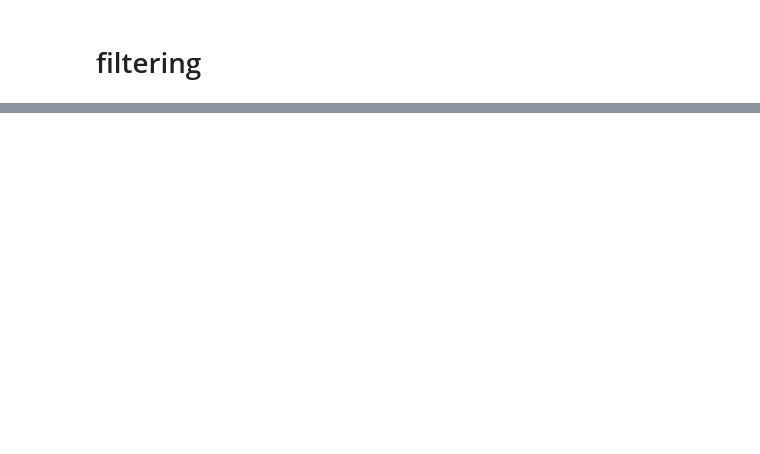
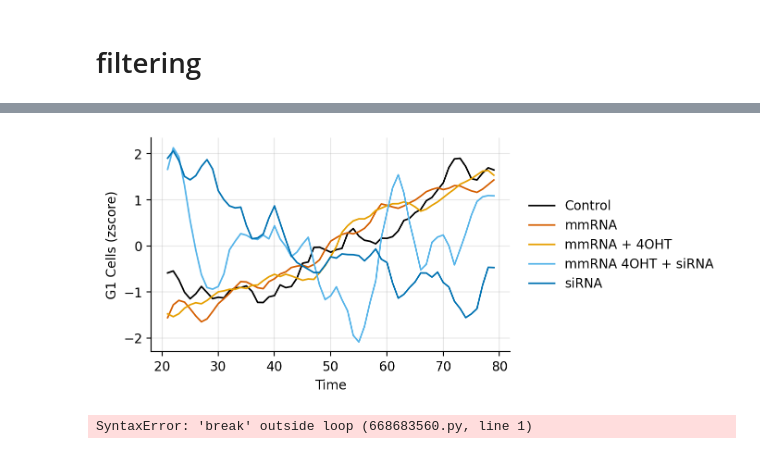
Before and after one commit to CooperStansbury/apollo, a Jupyter notebook: notebooks/counts_from_sarah.ipynb, the cells around one changed output, grey strips where cells are left out. Drawn from its saved outputs; the diff is of its cells as text; code cells hidden in the pictures; blank space fills up the shorter version.

```diff
--- a/notebooks/counts_from_sarah.ipynb
+++ b/notebooks/counts_from_sarah.ipynb
@@ -87,2 +181,49 @@ for condition, group in pdf.groupby('Condition'):
+# %%
+
+def smooth_signal(df, window_length=10):
+    df['smoothed_red'] = df.groupby('label')['red_zscore'].transform(lambda x: savgol_filter(x, window_length=window_length, polyorder=3))
+    return df
+
+# Apply the smoothing function to your DataFrame
+result_df2 = smooth_signal(result_df, 7)
+result_df2.head()
+
+
+plt.rcParams['figure.dpi'] = 200
+plt.rcParams['figure.figsize'] = 5, 3
+
+ax = sns.lineplot(
+    result_df2,
+    x='Time',
+    y='smoothed_red',
+    hue='label',
+    hue_order=sorted(result_df['label'].unique()),
+    # marker=".",
+    lw=1.25,
+    palette=hex_codes,
+    zorder=2,
+)
+
+# Add grid lines
+ax.grid(True, alpha=0.3, zorder=0)
+
+
+sns.move_legend(
+    ax,
+    title="",
+    loc='center right',
+    frameon=False,
+    bbox_to_anchor=(1.6, 0.5),
+)
+
+plt.ylabel("G1 Cells (zscore)")
+plt.xlabel("Time")
+sns.despine()
+# %% [output]
+[figure, added]
+# %%
+break
+# %% [output]
+SyntaxError: 'break' outside loop (668683560.py, line 1)
 # %%
 list(df['Condition'].unique())
```
Also changed, not shown: parts of 6 cells of this notebook.
